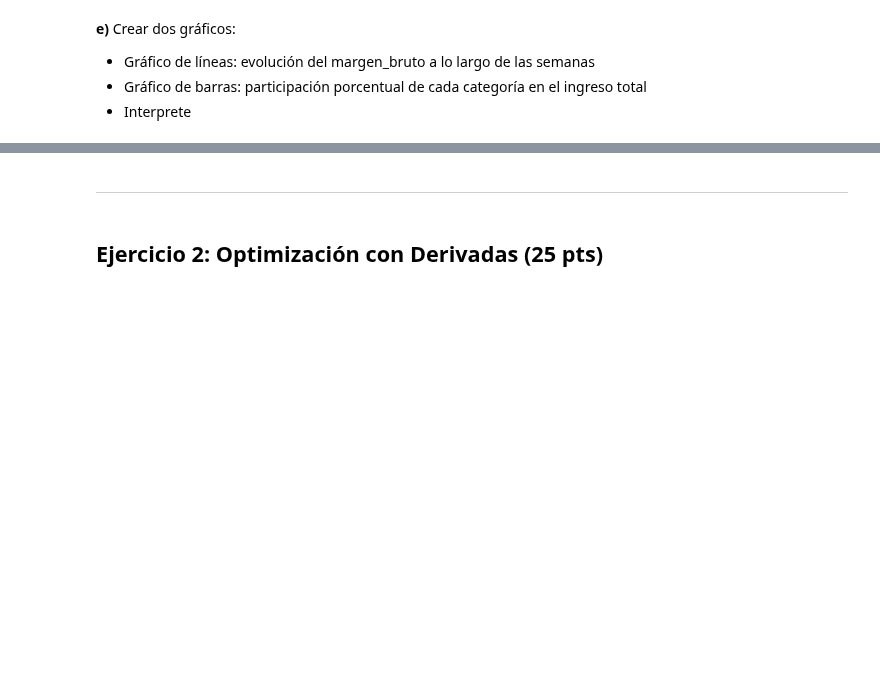
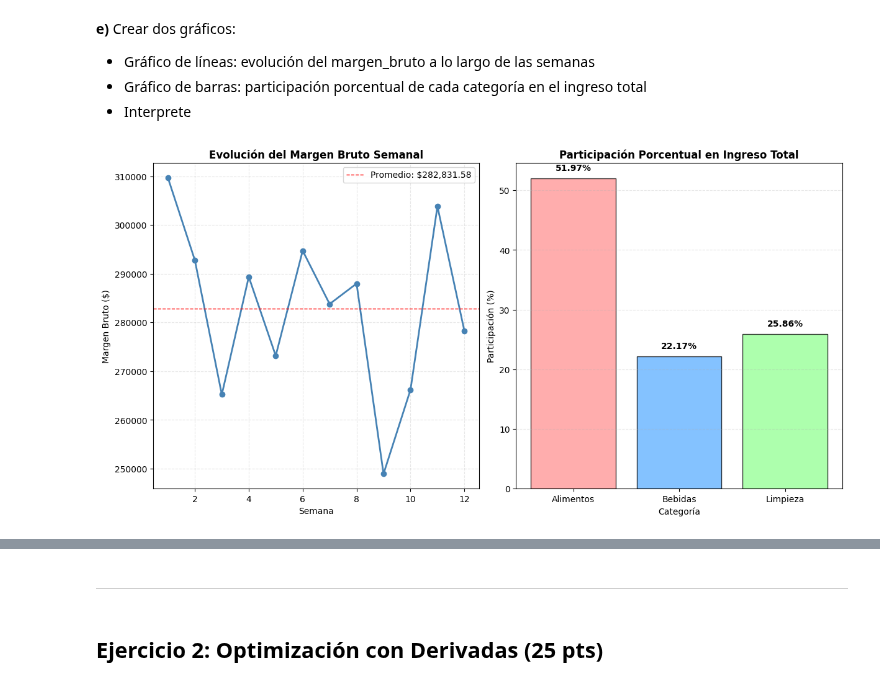
Before and after one commit to alexballera/laboratorio-datos-fce, a Jupyter notebook: final/ballera-919064-ExamenFinal.ipynb, the cells around one changed output, grey strips where cells are left out. Saved outputs shown, nothing was run; the diff lists cells and outputs as text; code cells hidden in the pictures; blank space fills up the shorter version.

```diff
--- a/final/ballera-919064-ExamenFinal.ipynb
+++ b/final/ballera-919064-ExamenFinal.ipynb
@@ -88,0 +263,4 @@ Una cadena de supermercados analiza las ventas de 3 categorías de productos (Al
+# %%
+# b.3 Columna adicional: rentabilidad_% = (margen_bruto / ingreso_semanal) * 100
+df['rentabilidad_%'] = (df['margen_bruto'] / df['ingreso_semanal']) * 100
+df.head()
@@ -98,3 +348,17 @@ Una cadena de supermercados analiza las ventas de 3 categorías de productos (Al
 - "Regular" si rentabilidad_% < 10%
 
 Aplicar la función al DataFrame.
+# %%
+# d) Función para clasificar el desempeño según rentabilidad
+def clasificar_desempeno(df):
+    condiciones = [
+        df['rentabilidad_%'] >= 15,
+        (df['rentabilidad_%'] >= 10) & (df['rentabilidad_%'] < 15),
+        df['rentabilidad_%'] < 10
+    ]
+    categorias = ['Excelente', 'Bueno', 'Regular']
+    df['estado'] = np.select(condiciones, categorias, default='Sin datos')
+    return df
+
+df = clasificar_desempeno(df)
+df[['semana', 'rentabilidad_%', 'estado']].head()
@@ -103,3 +383,56 @@ Aplicar la función al DataFrame.
 - Gráfico de líneas: evolución del margen_bruto a lo largo de las semanas
 - Gráfico de barras: participación porcentual de cada categoría en el ingreso total
 - Interprete
+# %%
+# Gráficos
+fig, (ax1, ax2) = plt.subplots(1, 2, figsize=figsize, layout=layout)
+
+# Gráfico 1: Evolución del margen bruto a lo largo de las semanas
+ax1.plot(df['semana'], df['margen_bruto'], marker='o', linewidth=2, color='steelblue', markersize=6)
+ax1.set_title('Evolución del Margen Bruto Semanal', fontsize=12, fontweight='bold')
+ax1.set_xlabel('Semana', fontsize=10)
+ax1.set_ylabel('Margen Bruto ($)', fontsize=10)
+ax1.grid(True, alpha=0.3, linestyle='--')
+ax1.axhline(df['margen_bruto'].mean(), color='red', linestyle='--', linewidth=1,
+            label=f"Promedio: ${df['margen_bruto'].mean():,.2f}")
+ax1.legend(loc='best')
+
+# Gráfico 2: Participación porcentual por categoría
+categorias = ['Alimentos', 'Bebidas', 'Limpieza']
+participaciones = [participacion_alimentos, participacion_bebidas, participacion_limpieza]
+colores = ['#ff9999', '#66b3ff', '#99ff99']
+
+ax2.bar(categorias, participaciones, color=colores, alpha=0.8, edgecolor='black')
+ax2.set_title('Participación Porcentual en Ingreso Total', fontsize=12, fontweight='bold')
+ax2.set_xlabel('Categoría', fontsize=10)
+ax2.set_ylabel('Participación (%)', fontsize=10)
+ax2.grid(True, alpha=0.3, linestyle='--', axis='y')
+
+# Agregar valores sobre las barras
+for i, (cat, val) in enumerate(zip(categorias, participaciones)):
+    ax2.text(i, val + 1, f'{val:.2f}%', ha='center', va='bottom', fontweight='bold')
+
+plt.show()
+
+# Interpretación
+print(f"""
+INTERPRETACIÓN DE LOS GRÁFICOS:
+
+Gráfico 1 - Evolución del Margen Bruto:
+• El margen bruto muestra fluctuaciones semanales entre ${df['margen_bruto'].min():,.2f} y ${df['margen_bruto'].max():,.2f}
+• Promedio semanal: ${df['margen_bruto'].mean():,.2f}
+• La línea roja indica el margen promedio
+• Se observa una tendencia decreciente del periodo, con mucha volatilidad
+
+Gráfico 2 - Participación por Categoría:
+• Alimentos domina con {participacion_alimentos:.2f}% del ingreso total
+• Limpieza aporta {participacion_limpieza:.2f}% (segundo lugar)
+• Bebidas representa {participacion_bebidas:.2f}% del ingreso
+
+Conclusión:
+Se recomienda que la estrategia comercial se enfoque en la categoría Alimentos ya que es la
+que más aporta al ingreso total, mientras se buscan oportunidades de crecimiento en Bebidas y se mantiene
+el posicionamiento en productos de Limpieza.
+""")
+# %% [output]
+[figure, added]
```
Also changed, not shown: parts of 43 cells of this notebook, 1 other file.
